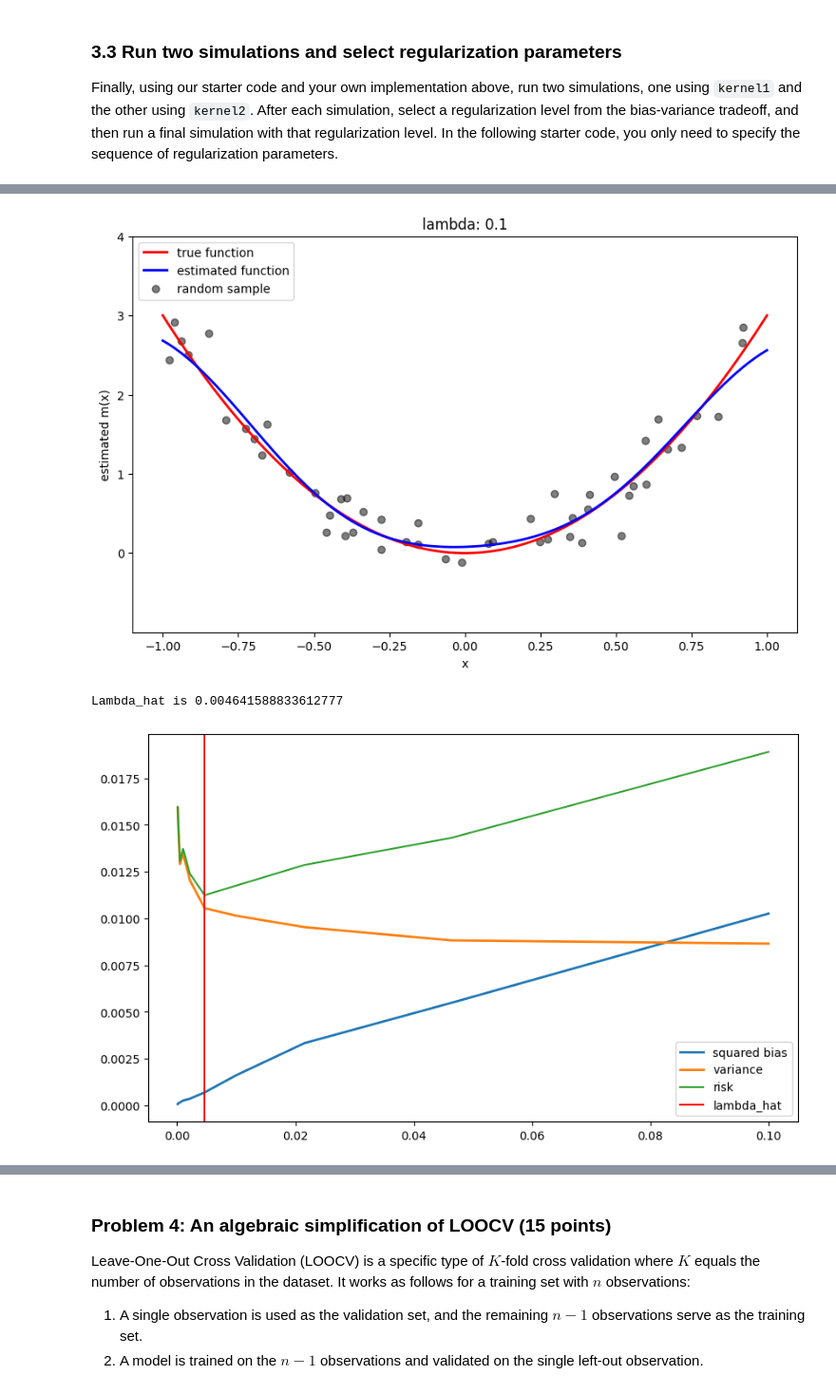
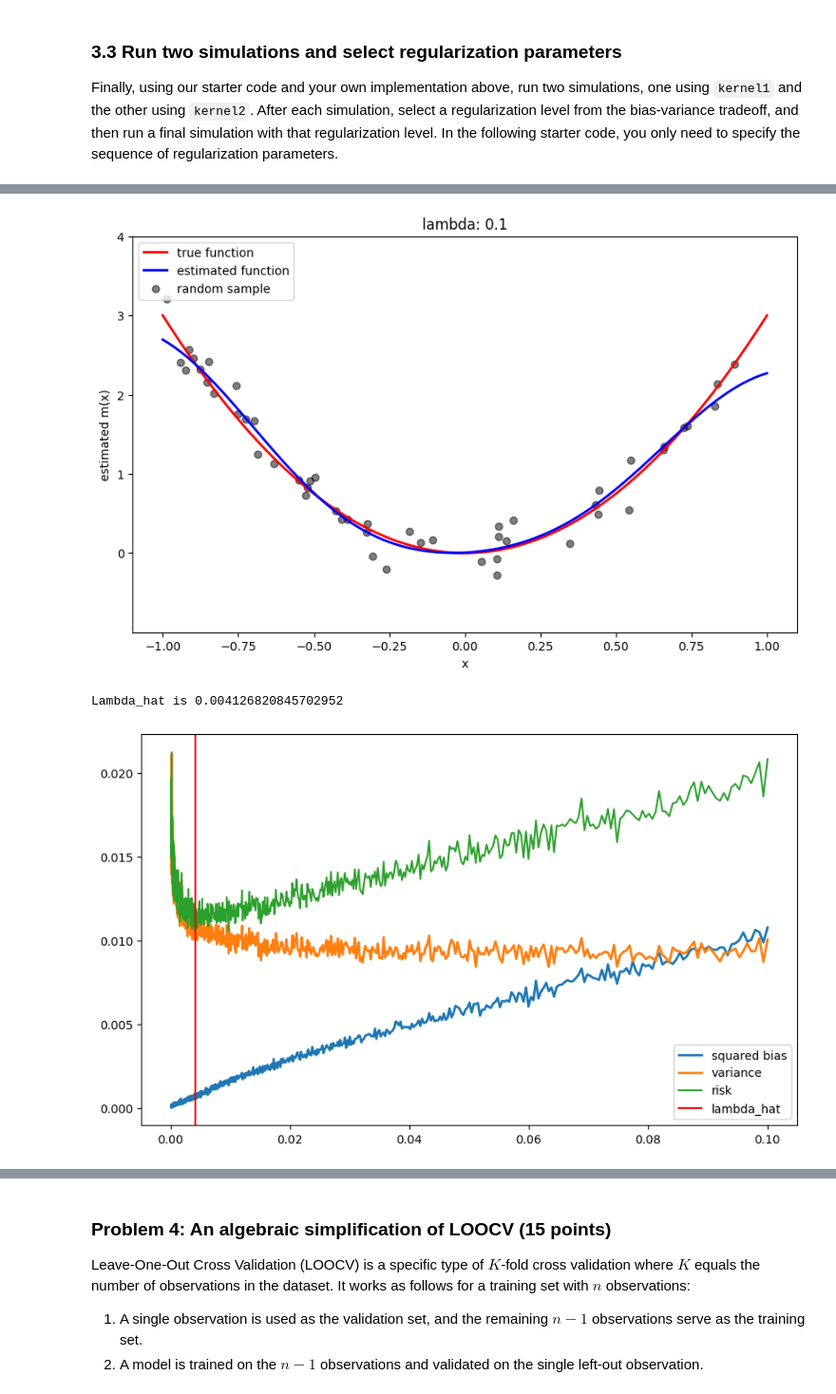
Before and after one commit to RobertKZB/RobertKZB, a Jupyter notebook: assignments/assn1/assn1.ipynb, the cells around one changed output, grey strips where cells are left out. Shown: that part at 95% size. Saved outputs shown, nothing was run; the diff lists cells and outputs as text; code cells hidden in the pictures.

```diff
--- a/assignments/assn1/assn1.ipynb
+++ b/assignments/assn1/assn1.ipynb
@@ -496,8 +498,8 @@ run_simulation(kernel1, lambda_hat, show_bias_variance=False)
 # %%
-lmbdas = np.logspace(-4,-1,10)
+lmbdas = np.logspace(-4,-1,1000)
 run_simulation(kernel2, lmbdas)
 # %% [output]
-[figure, old version]
+[figure, new version]
-Lambda_hat is 0.004641588833612777
+Lambda_hat is 0.004126820845702952
-[figure, old version]
+[figure, new version]
 # %%
```
Also changed, not shown: parts of 6 cells of this notebook.
